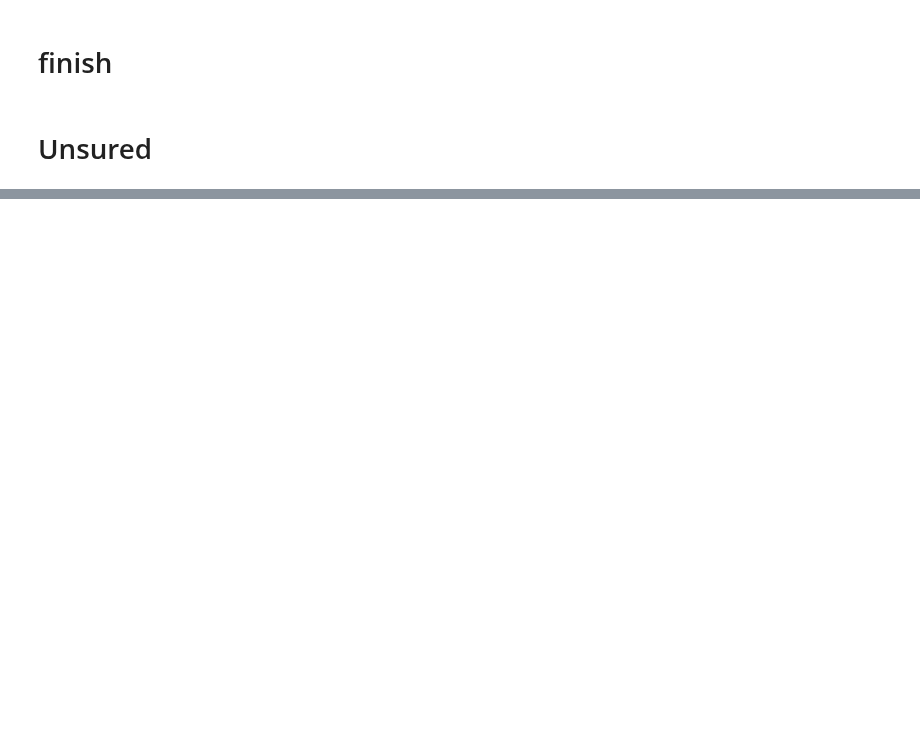
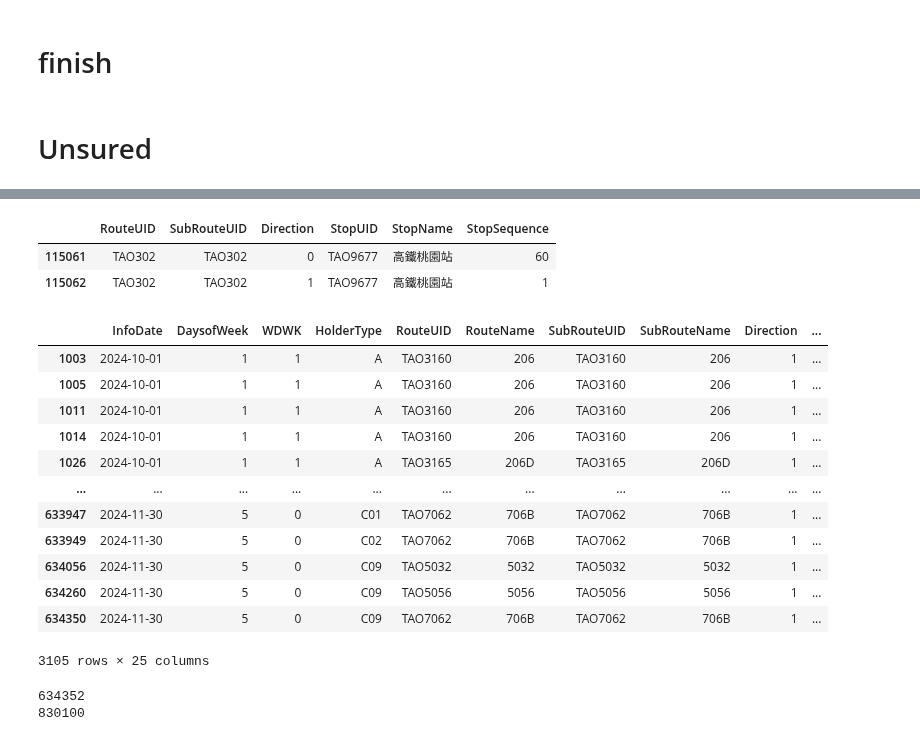
Before and after one commit to KaiChiehKJ/THI-6800-BusTicket, a Jupyter notebook: 03_TicketAnalysisCode.ipynb, the cells around one changed output, grey strips where cells are left out. Saved outputs shown, nothing was run; the diff lists cells and outputs as text; code cells hidden in the pictures; blank space fills up the shorter version.

```diff
--- a/03_TicketAnalysisCode.ipynb
+++ b/03_TicketAnalysisCode.ipynb
@@ -937,0 +1026,29 @@ See the caveats in the documentation: https://pandas.pydata.org/pandas-docs/stab
+# %%
+df_seq[(df_seq['SubRouteUID'] == 'TAO302') &
+       (df_seq['StopName'].str.contains('高鐵'))]
+# %% [output]
+|  | RouteUID | SubRouteUID | Direction | StopUID | StopName | StopSequence |
+| 115061 | TAO302 | TAO302 | 0 | TAO9677 | 高鐵桃園站 | 60 |
+| 115062 | TAO302 | TAO302 | 1 | TAO9677 | 高鐵桃園站 | 1 |
+# %%
+df_ok
+# %% [output]
+|  | InfoDate | DaysofWeek | WDWK | HolderType | RouteUID | RouteName | SubRouteUID | SubRouteName | Direction | ... |
+| 1003 | 2024-10-01 | 1 | 1 | A | TAO3160 | 206 | TAO3160 | 206 | 1 | ... |
+| 1005 | 2024-10-01 | 1 | 1 | A | TAO3160 | 206 | TAO3160 | 206 | 1 | ... |
+| 1011 | 2024-10-01 | 1 | 1 | A | TAO3160 | 206 | TAO3160 | 206 | 1 | ... |
+| 1014 | 2024-10-01 | 1 | 1 | A | TAO3160 | 206 | TAO3160 | 206 | 1 | ... |
+| 1026 | 2024-10-01 | 1 | 1 | A | TAO3165 | 206D | TAO3165 | 206D | 1 | ... |
+| ... | ... | ... | ... | ... | ... | ... | ... | ... | ... | ... |
+| 633947 | 2024-11-30 | 5 | 0 | C01 | TAO7062 | 706B | TAO7062 | 706B | 1 | ... |
+| 633949 | 2024-11-30 | 5 | 0 | C02 | TAO7062 | 706B | TAO7062 | 706B | 1 | ... |
+| 634056 | 2024-11-30 | 5 | 0 | C09 | TAO5032 | 5032 | TAO5032 | 5032 | 1 | ... |
+| 634260 | 2024-11-30 | 5 | 0 | C09 | TAO5056 | 5056 | TAO5056 | 5056 | 1 | ... |
+| 634350 | 2024-11-30 | 5 | 0 | C09 | TAO7062 | 706B | TAO7062 | 706B | 1 | ... |
+3105 rows × 25 columns
+# %%
+print(len(df_temp))
+print(df_temp['Count'].sum())
+# %% [output]
+634352
+830100
```
Also changed, not shown: parts of 9 cells of this notebook.
